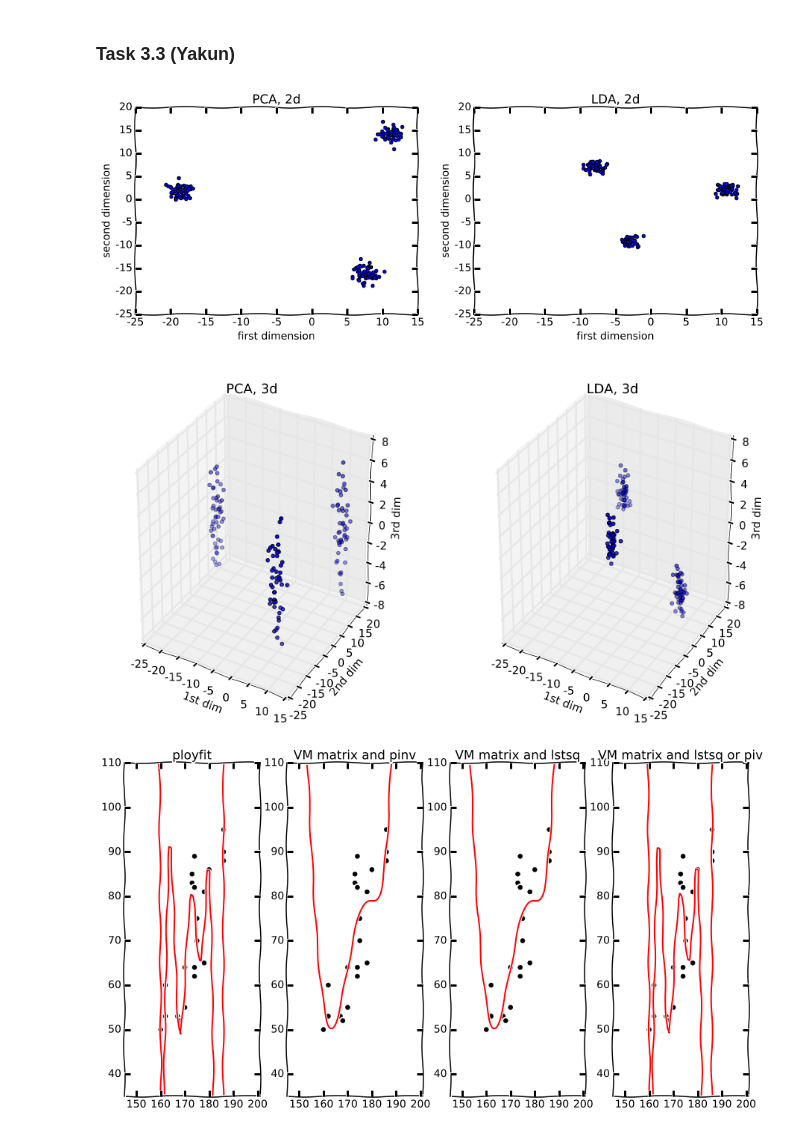
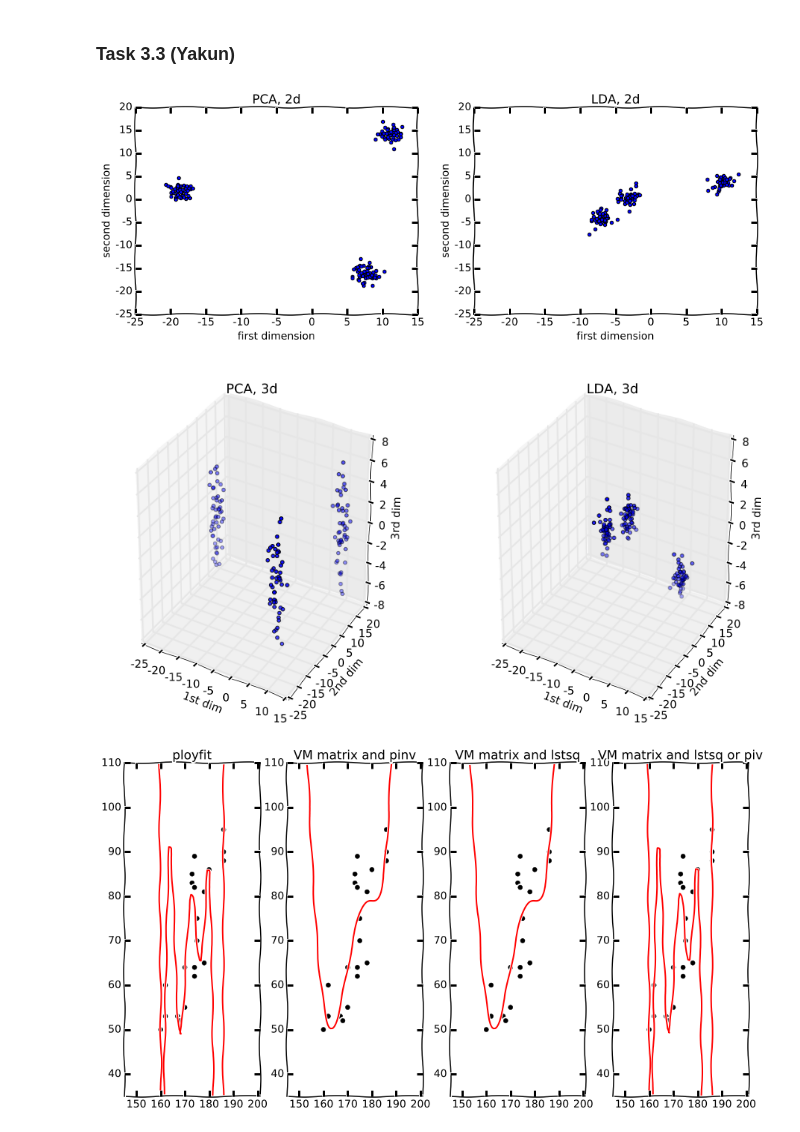
Before and after one commit to liyakun/Pattern-Recognition, a Jupyter notebook: ThirdProject/src3.ipynb, the cells around one changed output. Drawn from its saved outputs; the diff is of its cells as text; code cells hidden in the pictures.

Commit message:
change between class scatter

```diff
--- a/ThirdProject/src3.ipynb
+++ b/ThirdProject/src3.ipynb
@@ -459,9 +459,10 @@ sub_mat_thr = X[:, ind[2]] - np.vstack(mean_thr)
 Sw = np.dot(sub_mat_one, np.transpose(sub_mat_one)) + np.dot(sub_mat_two, np.transpose(sub_mat_two)) + np.dot(sub_mat_thr, np.transpose(sub_mat_thr))
 
 # compute the between class scatter matrix
-sub_mean_123 = mean_one - mean_two - mean_thr
-sub_mean_213 = mean_two - mean_one - mean_thr
-sub_mean_312 = mean_thr - mean_one - mean_two
+mean_all = (len(ind[0]) * mean_one + len(ind[1]) * mean_two + len(ind[2]) * mean_thr) / 150
+sub_mean_123 = mean_one - mean_all
+sub_mean_213 = mean_two - mean_all
+sub_mean_312 = mean_thr - mean_all
 Sb = np.vstack(sub_mean_123) * sub_mean_123 + np.vstack(sub_mean_213) * sub_mean_213 + np.vstack(sub_mean_312) * sub_mean_312
 
 # compute eigen values and eigen vectors
@@ -469,36 +470,36 @@ evalsh_lda, evectsh_lda = la.eigh(np.dot(np.linalg.inv(Sw), Sb))
 
 # sort eigen values and eigen vectors in descending order
 indx_lda = np.argsort(evalsh_lda)[::-1]
 evalsh_lda = evalsh_lda[indx_lda]
 evectsh_lda = evectsh_lda[:, indx_lda]
 
 # use largest two eigen vector to project the data into 2d
 X2d_lda = np.dot(np.transpose(evectsh_lda[:, [0, 1]]), X)
 
 # get 3d dataset
 X3d = np.dot(np.transpose(evectsh[:, [0, 1, 2]]), X)
 X3d_lda = np.dot(np.transpose(evectsh_lda[:, [0, 1, 2]]), X)
 
 # plot
 #fig, axes = plt.subplots(ncols=2, figsize=(15,5))
 fig, ax = plt.subplots(nrows=1, ncols=2, figsize=(15,5))
 #ax = fig.add_subplot(1, 2, 1, projection='3d')
 
 
 ax[0].set_title('PCA, 2d')
 ax[1].set_title('LDA, 2d')
 for i in range(2):
     ax[i].set_xlabel('first dimension')
     ax[i].set_ylabel('second dimension')
     ax[i].set_xlim([-25.0,15.0])
     ax[i].set_ylim([-25.0,20.0])
     legend = ax[i].legend(loc='upper left', prop={'size':9})
     if i is 0:
-        ax[i].scatter(X2d[0], X2d[1], label='2d data')
+        ax[i].scatter(X2d[0], X2d[1])
     else:
-        ax[i].scatter(X2d_lda[0], X2d_lda[1], label='2d data')
+        ax[i].scatter(X2d_lda[0], X2d_lda[1])
 # %% [output]
-[figure, old version]
+[figure, new version]
 # %%
 fig2 = plt.figure(figsize=(15, 8))
 
@@ -519,7 +520,7 @@ for i in range(2):
     else:
         ax[i].scatter(X3d_lda[0], X3d_lda[1], X3d_lda[2], label='3d data')
 # %% [output]
-[figure, old version]
+[figure, new version]
 # %%
 def plot_data_and_fit(h, w, x, y, axs, title):
     axs.set_title(title)
```
Also changed, not shown: parts of 3 cells of this notebook.
